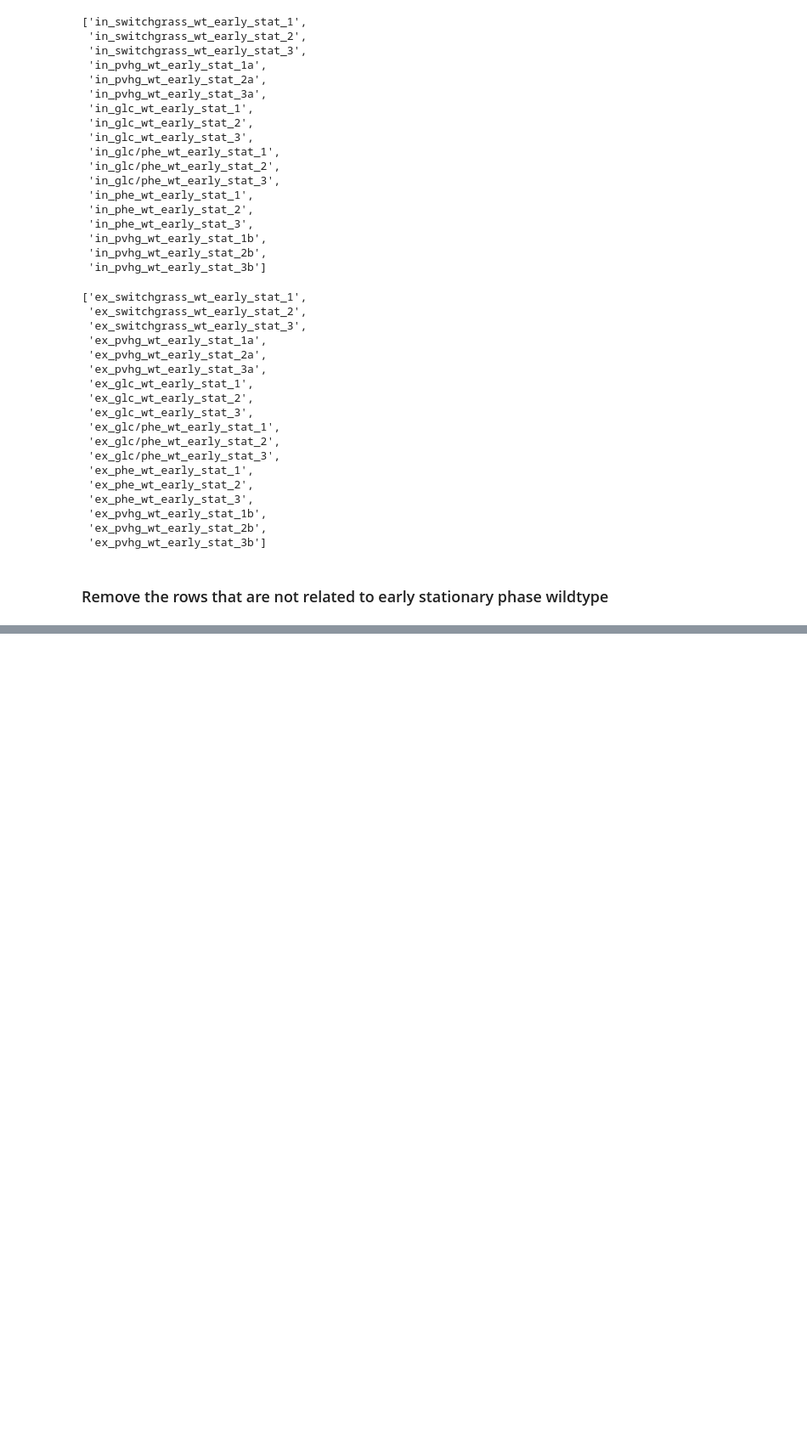
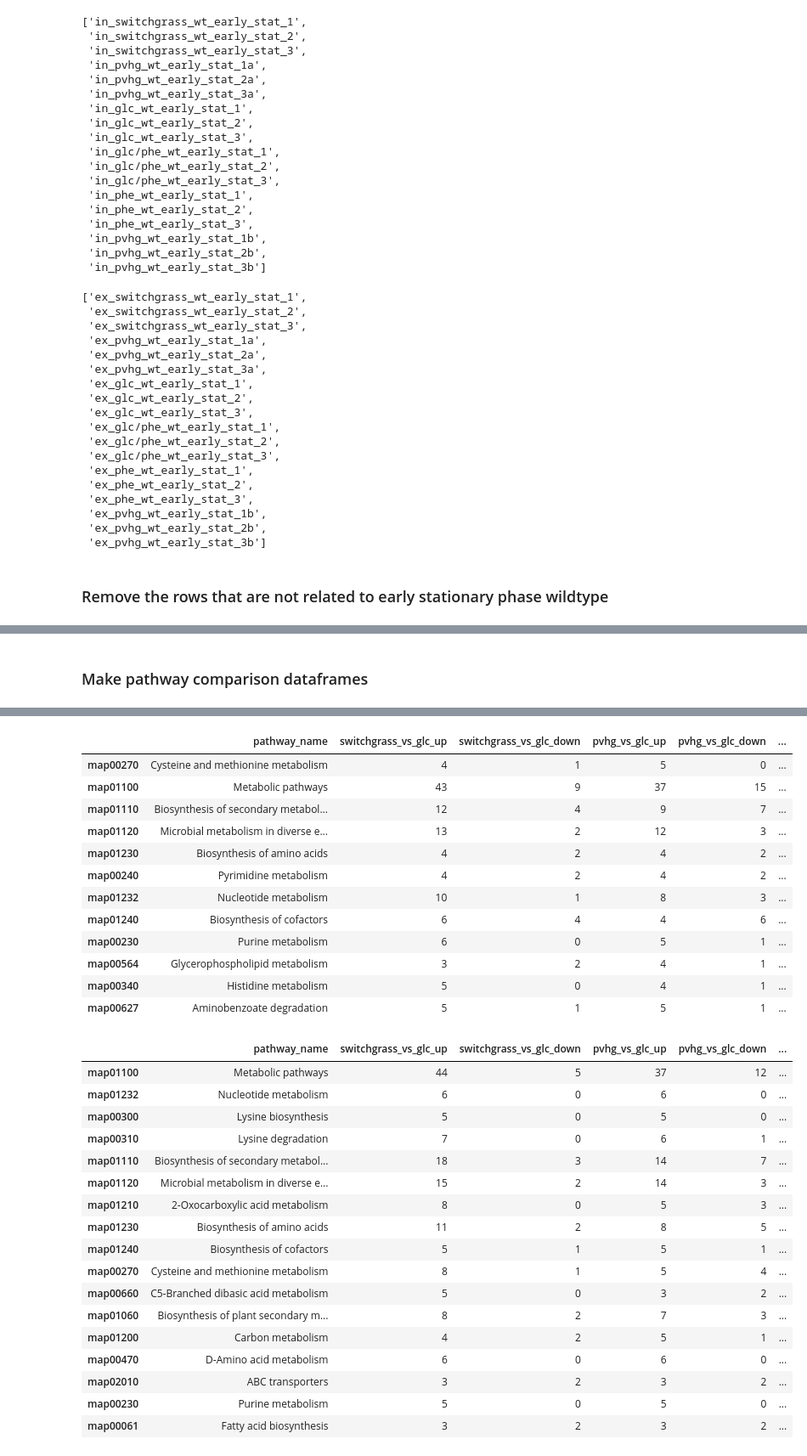
Before and after one commit to UH-MBBE/rhodococcus-metabolomics, a Jupyter notebook: notebooks/C_pathway_analysis.ipynb, the cells around one changed output, grey strips where cells are left out. Shown at 85% size. Saved outputs shown, nothing was run; the diff lists cells and outputs as text; code cells hidden in the pictures; blank space fills up the shorter version.

```diff
--- a/notebooks/C_pathway_analysis.ipynb
+++ b/notebooks/C_pathway_analysis.ipynb
@@ -297,0 +256,23 @@ display(intracellular_lc_ms_pos_lda_ls.head(10))
+# %%
+# load the known KEGG metabolite ids
+kegg_ids = pd.read_csv('../data/kegg_metabolite_ids_known.csv')
+
+# add KEGG IDs to the dataframes
+intracellular_df = transpose_and_add_kegg_ids(intracellular_df, kegg_ids)
+extracellular_1_df = transpose_and_add_kegg_ids(extracellular_1_df, kegg_ids)
+extracellular_4_df = transpose_and_add_kegg_ids(extracellular_4_df, kegg_ids)
+intracellular_pos_df = transpose_and_add_kegg_ids(intracellular_pos_df, kegg_ids)
+intracellular_neg_df = transpose_and_add_kegg_ids(intracellular_neg_df, kegg_ids)
+extracellular_pos_df = transpose_and_add_kegg_ids(extracellular_pos_df, kegg_ids)
+extracellular_neg_df = transpose_and_add_kegg_ids(extracellular_neg_df, kegg_ids)
+
+# print the shapes of the dataframes
+print(f'intracellular_df has shape {intracellular_df.shape}')
+print(f'extracellular_1_df has shape {extracellular_1_df.shape}')
+print(f'extracellular_4_df has shape {extracellular_4_df.shape}')
+print(f'intracellular_pos_df has shape {intracellular_pos_df.shape}')
+print(f'intracellular_neg_df has shape {intracellular_neg_df.shape}')
+print(f'extracellular_pos_df has shape {extracellular_pos_df.shape}')
+print(f'extracellular_neg_df has shape {extracellular_neg_df.shape}')
+
+intracellular_df
@@ -297,0 +415,17 @@ display(intracellular_lc_ms_pos_lda_ls.head(10))
+# %% [markdown]
+### Make pathway comparison dataframes
+# %%
+intracellular_comp_df = make_pathway_comparison_df(intracellular_df)
+# extracellular_1_comp_df = make_pathway_comparison_df(extracellular_1_df)
+# extracellular_4_comp_df = make_pathway_comparison_df(extracellular_4_df)
+intracellular_pos_comp_df = make_pathway_comparison_df(intracellular_pos_df, ref_col='in_glc_wt_early_stat_avg')
+intracellular_neg_comp_df = make_pathway_comparison_df(intracellular_neg_df, ref_col='in_glc_wt_early_stat_avg')
+extracellular_pos_comp_df = make_pathway_comparison_df(extracellular_pos_df, ref_col='ex_glc_wt_early_stat_avg')
+extracellular_neg_comp_df = make_pathway_comparison_df(extracellular_neg_df, ref_col='ex_glc_wt_early_stat_avg')
+
+display(intracellular_comp_df)
+display(intracellular_pos_comp_df)
+display(intracellular_neg_comp_df)
+display(extracellular_pos_comp_df)
+display(extracellular_neg_comp_df)
+# %% [output]
@@ -297,0 +449,31 @@ display(intracellular_lc_ms_pos_lda_ls.head(10))
+|  | pathway_name | switchgrass_vs_glc_up | switchgrass_vs_glc_down | pvhg_vs_glc_up | pvhg_vs_glc_down | ... |
+| map00270 | Cysteine and methionine metabolism | 4 | 1 | 5 | 0 | ... |
+| map01100 | Metabolic pathways | 43 | 9 | 37 | 15 | ... |
+| map01110 | Biosynthesis of secondary metabol... | 12 | 4 | 9 | 7 | ... |
+| map01120 | Microbial metabolism in diverse e... | 13 | 2 | 12 | 3 | ... |
+| map01230 | Biosynthesis of amino acids | 4 | 2 | 4 | 2 | ... |
+| map00240 | Pyrimidine metabolism | 4 | 2 | 4 | 2 | ... |
+| map01232 | Nucleotide metabolism | 10 | 1 | 8 | 3 | ... |
+| map01240 | Biosynthesis of cofactors | 6 | 4 | 4 | 6 | ... |
+| map00230 | Purine metabolism | 6 | 0 | 5 | 1 | ... |
+| map00564 | Glycerophospholipid metabolism | 3 | 2 | 4 | 1 | ... |
+| map00340 | Histidine metabolism | 5 | 0 | 4 | 1 | ... |
+| map00627 | Aminobenzoate degradation | 5 | 1 | 5 | 1 | ... |
+|  | pathway_name | switchgrass_vs_glc_up | switchgrass_vs_glc_down | pvhg_vs_glc_up | pvhg_vs_glc_down | ... |
+| map01100 | Metabolic pathways | 44 | 5 | 37 | 12 | ... |
+| map01232 | Nucleotide metabolism | 6 | 0 | 6 | 0 | ... |
+| map00300 | Lysine biosynthesis | 5 | 0 | 5 | 0 | ... |
+| map00310 | Lysine degradation | 7 | 0 | 6 | 1 | ... |
+| map01110 | Biosynthesis of secondary metabol... | 18 | 3 | 14 | 7 | ... |
+| map01120 | Microbial metabolism in diverse e... | 15 | 2 | 14 | 3 | ... |
+| map01210 | 2-Oxocarboxylic acid metabolism | 8 | 0 | 5 | 3 | ... |
+| map01230 | Biosynthesis of amino acids | 11 | 2 | 8 | 5 | ... |
+| map01240 | Biosynthesis of cofactors | 5 | 1 | 5 | 1 | ... |
+| map00270 | Cysteine and methionine metabolism | 8 | 1 | 5 | 4 | ... |
+| map00660 | C5-Branched dibasic acid metabolism | 5 | 0 | 3 | 2 | ... |
+| map01060 | Biosynthesis of plant secondary m... | 8 | 2 | 7 | 3 | ... |
+| map01200 | Carbon metabolism | 4 | 2 | 5 | 1 | ... |
+| map00470 | D-Amino acid metabolism | 6 | 0 | 6 | 0 | ... |
+| map02010 | ABC transporters | 3 | 2 | 3 | 2 | ... |
+| map00230 | Purine metabolism | 5 | 0 | 5 | 0 | ... |
+| map00061 | Fatty acid biosynthesis | 3 | 2 | 3 | 2 | ... |
```
Also changed, not shown: parts of 40 cells of this notebook, 5 other files.
